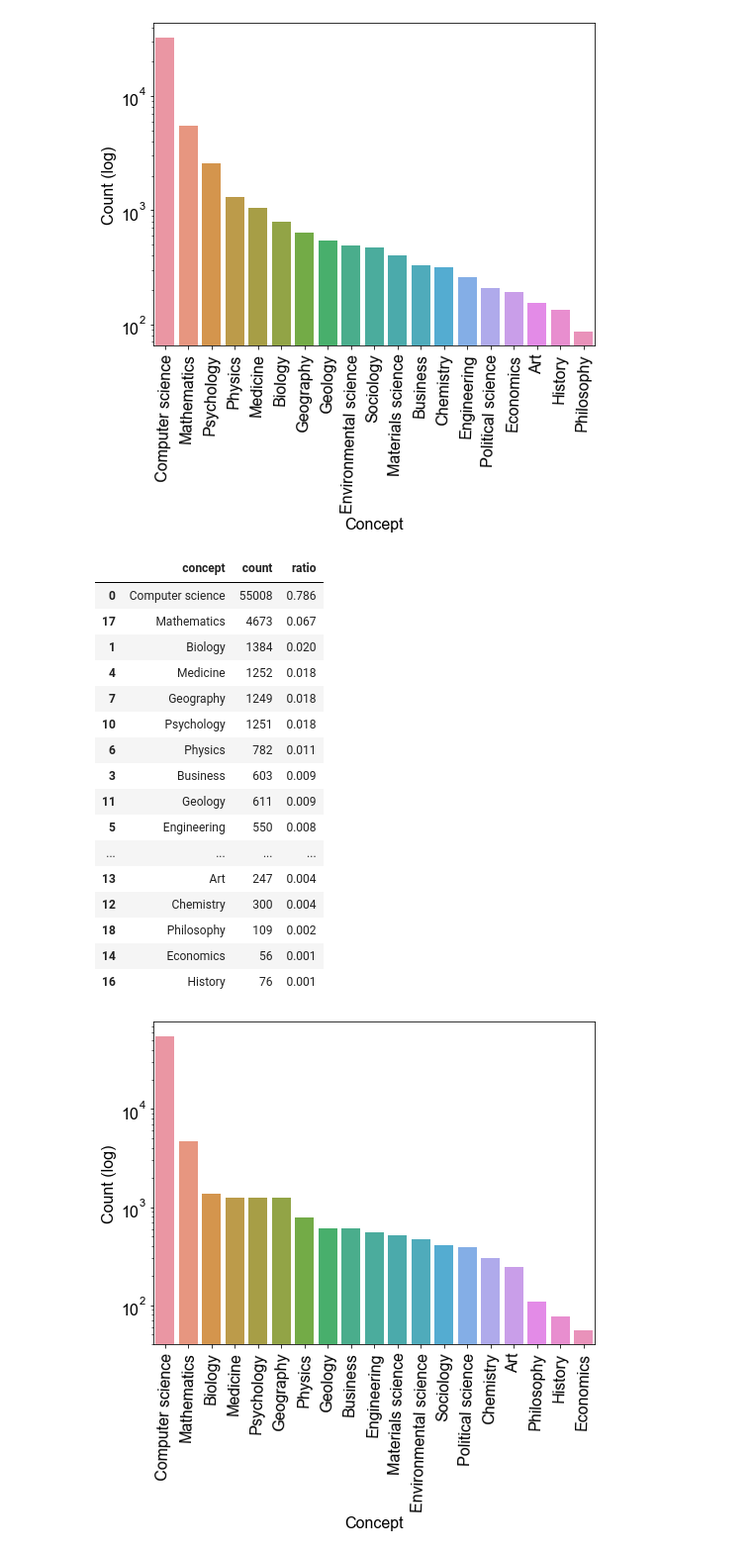
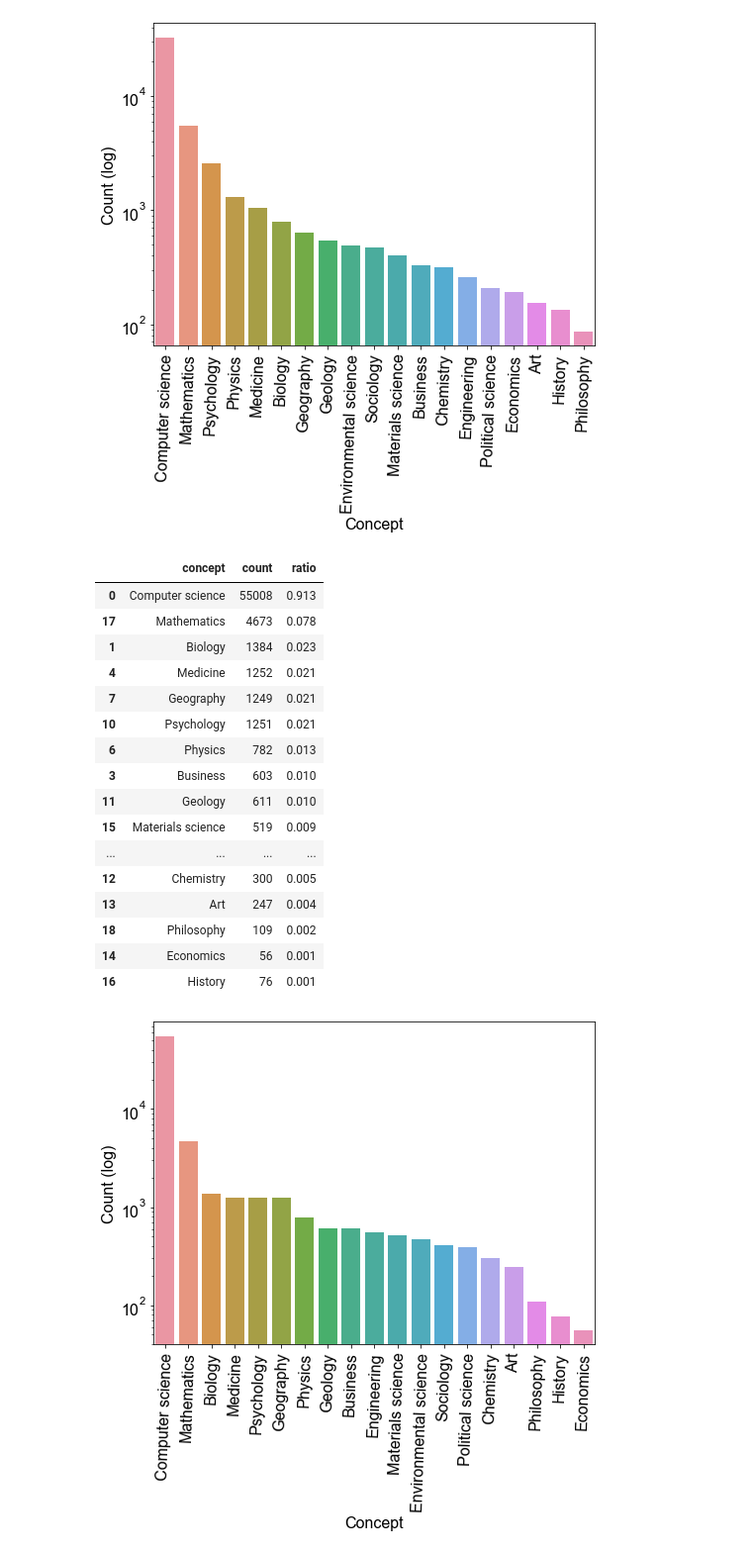
Before and after one commit to hongtaoh/32vis, a Jupyter notebook: analyses_and_get_figures/Fields_of_study_Statistics_and_Visuals.ipynb, the cells around one changed output. Shown at 99% size. Cells and saved outputs as stored; diff of their text form; code cells hidden in the pictures.

```diff
--- a/analyses_and_get_figures/Fields_of_study_Statistics_and_Visuals.ipynb
+++ b/analyses_and_get_figures/Fields_of_study_Statistics_and_Visuals.ipynb
@@ -292,31 +282,38 @@ plt.savefig('../results/supp/ref_L0.pdf', bbox_inches = 'tight')
 # %%
 cit_l0 = cit_unique[cit_unique.Level == 0]
 cit_l0_concepts = cit_l0.Concept
+# %%
+cit_l0_dic = dict(Counter(cit_l0_concepts))
+cit_l0_dic_df = pd.DataFrame(cit_l0_dic.items(), columns = ['concept', 'count'])
+cit_l0_dic_df['ratio'] = round(
+    cit_l0_dic_df['count'] / len(list(set(cit_unique[cit_key]))),
+    3)
+cit_l0_dic_df.sort_values(by = 'ratio', ascending= False)
+# %% [output]
+|  | concept | count | ratio |
+| 0 | Computer science | 55008 | 0.913 |
+| 17 | Mathematics | 4673 | 0.078 |
+| 1 | Biology | 1384 | 0.023 |
+| 4 | Medicine | 1252 | 0.021 |
+| 7 | Geography | 1249 | 0.021 |
+| 10 | Psychology | 1251 | 0.021 |
+| 6 | Physics | 782 | 0.013 |
+| 3 | Business | 603 | 0.010 |
+| 11 | Geology | 611 | 0.010 |
+| 15 | Materials science | 519 | 0.009 |
+| ... | ... | ... | ... |
+| 12 | Chemistry | 300 | 0.005 |
+| 13 | Art | 247 | 0.004 |
+| 18 | Philosophy | 109 | 0.002 |
+| 14 | Economics | 56 | 0.001 |
+| 16 | History | 76 | 0.001 |
 # %%
-cit_l0_dic = dict(Counter(cit_l0_concepts))
-cit_l0_dic_df = pd.DataFrame(cit_l0_dic.items(), columns = ['concept', 'count'])
-cit_l0_dic_df['ratio'] = round(
-    cit_l0_dic_df['count'] / cit_l0_dic_df['count'].sum(),
-    3)
-cit_l0_dic_df.sort_values(by = 'ratio', ascending= False)
+# cit_l0_dic = dict(Counter(cit_l0_concepts))
+# cit_l0_dic_df = pd.DataFrame(cit_l0_dic.items(), columns = ['concept', 'count'])
+# cit_l0_dic_df['ratio'] = round(
+#     cit_l0_dic_df['count'] / len(list(set(cit_unique[cit_key])),
+#     3)
+# cit_l0_dic_df.sort_values(by = 'ratio', ascending= False)
-# %% [output]
-|  | concept | count | ratio |
-| 0 | Computer science | 55008 | 0.786 |
-| 17 | Mathematics | 4673 | 0.067 |
-| 1 | Biology | 1384 | 0.020 |
-| 4 | Medicine | 1252 | 0.018 |
-| 7 | Geography | 1249 | 0.018 |
-| 10 | Psychology | 1251 | 0.018 |
-| 6 | Physics | 782 | 0.011 |
-| 3 | Business | 603 | 0.009 |
-| 11 | Geology | 611 | 0.009 |
-| 5 | Engineering | 550 | 0.008 |
-| ... | ... | ... | ... |
-| 13 | Art | 247 | 0.004 |
-| 12 | Chemistry | 300 | 0.004 |
-| 18 | Philosophy | 109 | 0.002 |
-| 14 | Economics | 56 | 0.001 |
-| 16 | History | 76 | 0.001 |
 # %%
 a4_dims = (8, 6)
 fig, ax = plt.subplots(figsize=a4_dims)
```
Also changed, not shown: parts of 20 cells of this notebook, 15 other files.
